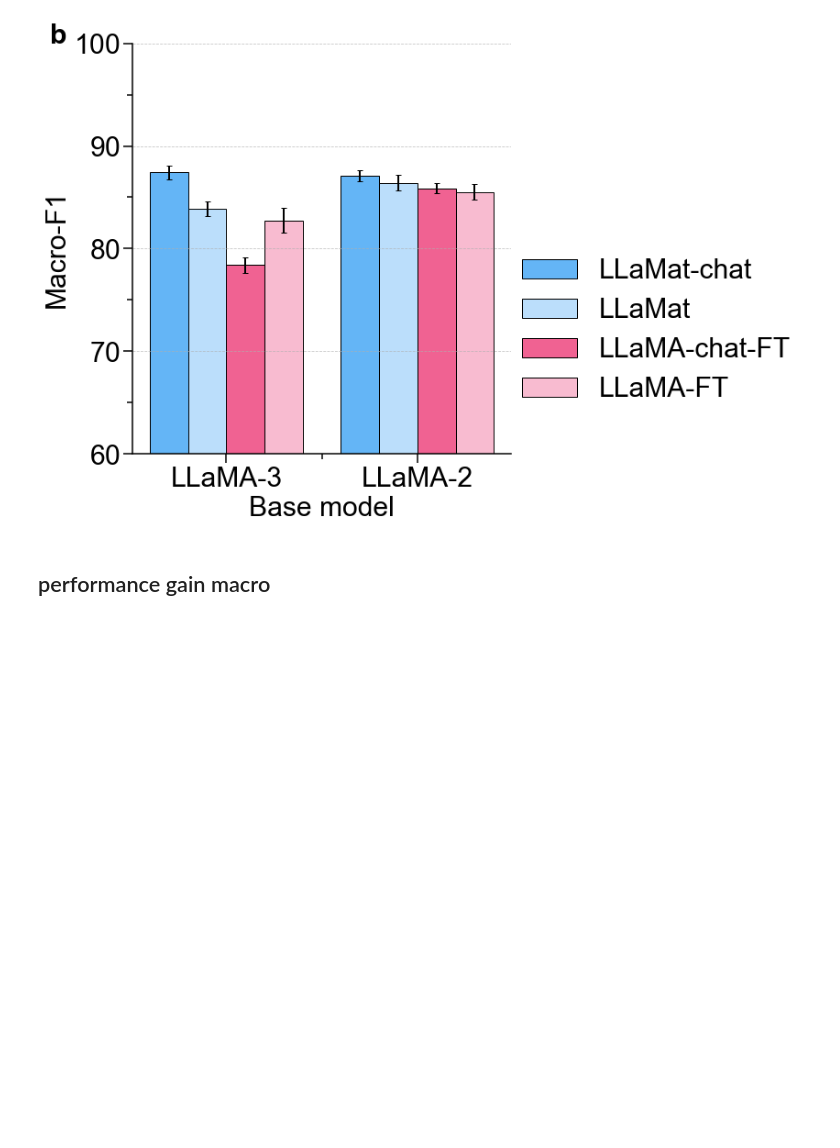
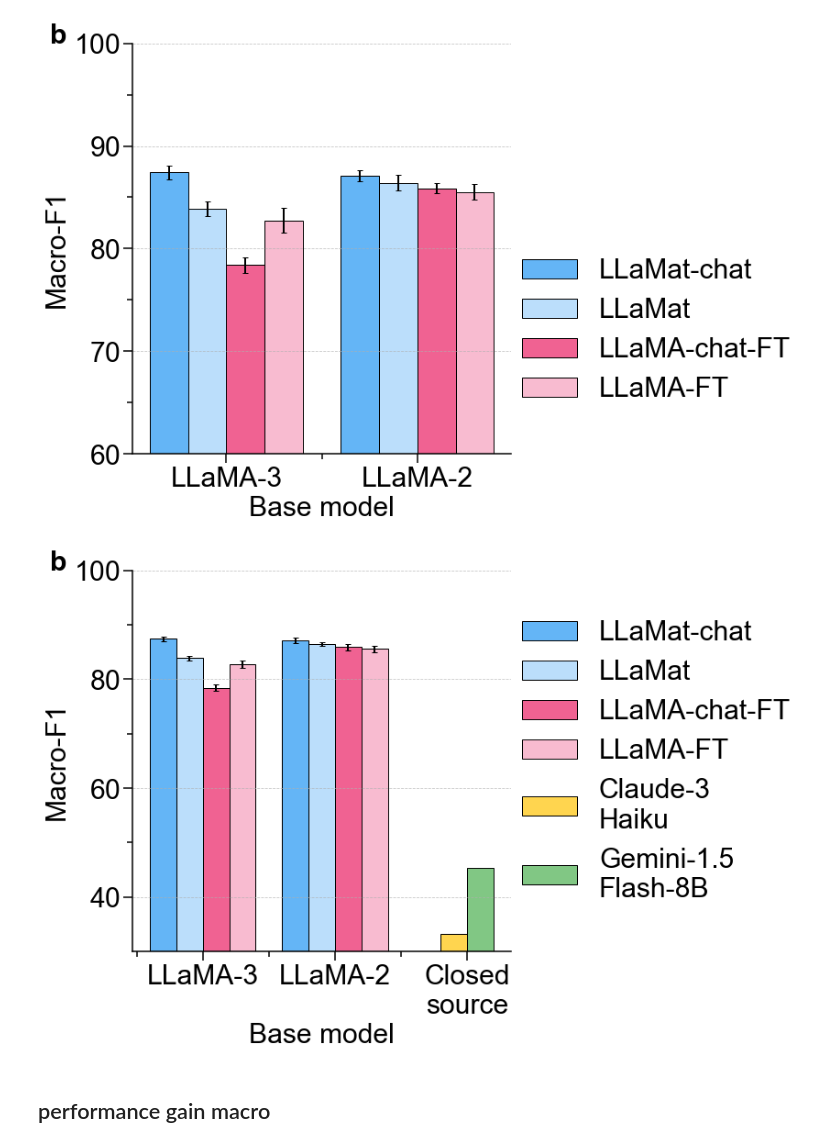
Before and after one commit to M3RG-IITD/llamat, a Jupyter notebook: plots/fig2.ipynb, the cells around one changed output. Saved outputs shown, nothing was run; the diff lists cells and outputs as text; code cells hidden in the pictures; blank space fills up the shorter version.

```diff
--- a/plots/fig2.ipynb
+++ b/plots/fig2.ipynb
@@ -398,6 +548,100 @@ plt.savefig('fig2_legend_b-macro.png',dpi=600, bbox_inches='tight')
 plt.show()
 # %% [output]
 [figure]
+# %%
+import matplotlib.pyplot as plt
+import numpy as np
+
+set_font(size=30, weight="normal")
+# Data for LLAMA-3
+categories = ["LLaMat-chat", "LLaMat", "LLaMA-chat-FT", "LLaMA-FT"]
+
+# ["Chat", "Base", "Chat (finetuned)", "Base (finetuned)"]
+# LLaMa, LLaMat, LLaMat-Chat, and LLaMA-Chat-F
+micro_f1_3 = [87.414, 83.883, 78.406, 82.742]
+# macro_f1_3 = [87.414, 83.883, 78.406, 82.742]
+
+# Data for LLAMA-2
+categories = ["Chat", "Base", "Chat (finetuned)", "Base (finetuned)"]
+micro_f1_2 = [87.096, 86.414, 85.866, 85.533]
+# macro_f1_3 = [87.096, 86.414, 85.866, 85.533]
+
+macro_f1_3 = micro_f1_2
+
+# X-axis labels
+scores = ["LLaMA-3", "LLaMA-2"]
+
+# Grouped bar graph settings
+x = np.arange(len(scores))  # X positions for Micro-F1 and Macro-F1
+bar_width = 0.2  # Width of each bar
+
+# Shift positions for each category
+positions = [
+    x - 1.5 * bar_width,  # Chat
+    x - 0.5 * bar_width,  # Base
+    x + 0.5 * bar_width,  # Chat (finetuned)
+    x + 1.5 * bar_width,  # Base (finetuned)
+]
+
+positions_gc = [
+    2 - 0.5 * bar_width,  # gemini
+    2 + 0.5 * bar_width,  # claude
+]
+
+# Create the figure and axis
+fig, ax = plt.subplots(figsize=(12, 8))
+
+pinks  = ["#880E4F", "#C2185B", "#E91E63", "#F8BBD0"]
+orange = ["#E65100", "#FB8C00", "#FFB74D", "#FFE0B2"]
+blues = ["#0D47A1", "#1976D2", "#42A5F5", "#BBDEFB"]
+teals = ["#004D40", "#00796B", "#26A69A", "#B2DFDB"]
+
+news = [blues[-1], pinks[-1], teals[-1], orange[-1]]
+cids =  news
+# Plot bars for each category
+ax.bar(positions[0], [micro_f1_3[0], macro_f1_3[0]], bar_width, ec='k', yerr= [macro_f1_2_std_l3[0], macro_f1_2_std_l2[0]], label="LLaMat-chat", color='#64B5F6')
+ax.bar(positions[1], [micro_f1_3[1], macro_f1_3[1]], bar_width, ec='k', yerr= [macro_f1_2_std_l3[1], macro_f1_2_std_l2[1]], label="LLaMat", color=blues[-1]) #1E88E5
+ax.bar(positions[2], [micro_f1_3[2], macro_f1_3[2]], bar_width, ec='k', yerr= [macro_f1_2_std_l3[2], macro_f1_2_std_l2[2]], label="LLaMA-chat-FT", color='#F06292')
+ax.bar(positions[3], [micro_f1_3[3], macro_f1_3[3]], bar_width, ec='k', yerr= [macro_f1_2_std_l3[3], macro_f1_2_std_l2[3]], label="LLaMA-FT", color=pinks[-1])
+
+ax.bar(positions_gc[0], [claude['matsci']['macro']], bar_width, ec='k', label="Claude-3\nHaiku", color='#FFD54F')
+ax.bar(positions_gc[1], [gemini['matsci']['macro']], bar_width, ec='k', label="Gemini-1.5\nFlash-8B", color='#81C784')
+
+
+# Customize the plot
+# ax.set_title("LLAMA-3 Scores (Micro-F1 and Macro-F1)", fontsize=20)
+ax.set_xlabel("Base model")
+ax.set_ylabel("Macro-F1")
+# ax.set_xticks(x)
+# ax.set_xticklabels(scores)
+ax.set_xticks([0,1,2])
+ax.set_xticklabels(scores+['Closed\nsource'])
+ax.legend( title_fontsize=20, loc=[1, 0.1])
+ax.grid(axis="y", linestyle="--", alpha=0.7)
+
+
+
+# Adjust layout and display
+plt.tight_layout()
+plt.text(-0.22, 1, 'b', transform=ax.transAxes, fontweight='bold')
+# plt.title('LLMat-3 and LLaMA-3\n')
+ax.spines['top'].set_visible(False)  # Disable the top axis
+ax.spines['right'].set_visible(False)  # Disable the left axis
+ax.yaxis.set_ticks_position('left')  # Remove left (y-axis) ticks
+ax.xaxis.set_ticks_position('bottom')  # Remove top (x-axis) ticks
+
+ax.tick_params(axis='x', which='both', direction='out')  # Move x-axis ticks outside
+ax.tick_params(axis='y', which='both', direction='out')  # Move y-axis ticks outside
+
+ax.set_ylim(30,100)
+
+plt.savefig('fig2_legend_b-macro.png',dpi=600, bbox_inches='tight')
+
+# ax.set_yticklabels([0, 60, 80, 100])
+
+plt.show()
+# %% [output]
+[figure, added]
 # %% [markdown]
 <h2> performance gain macro
 # %%
```
Also changed, not shown: parts of 27 cells of this notebook, 29 other files.
